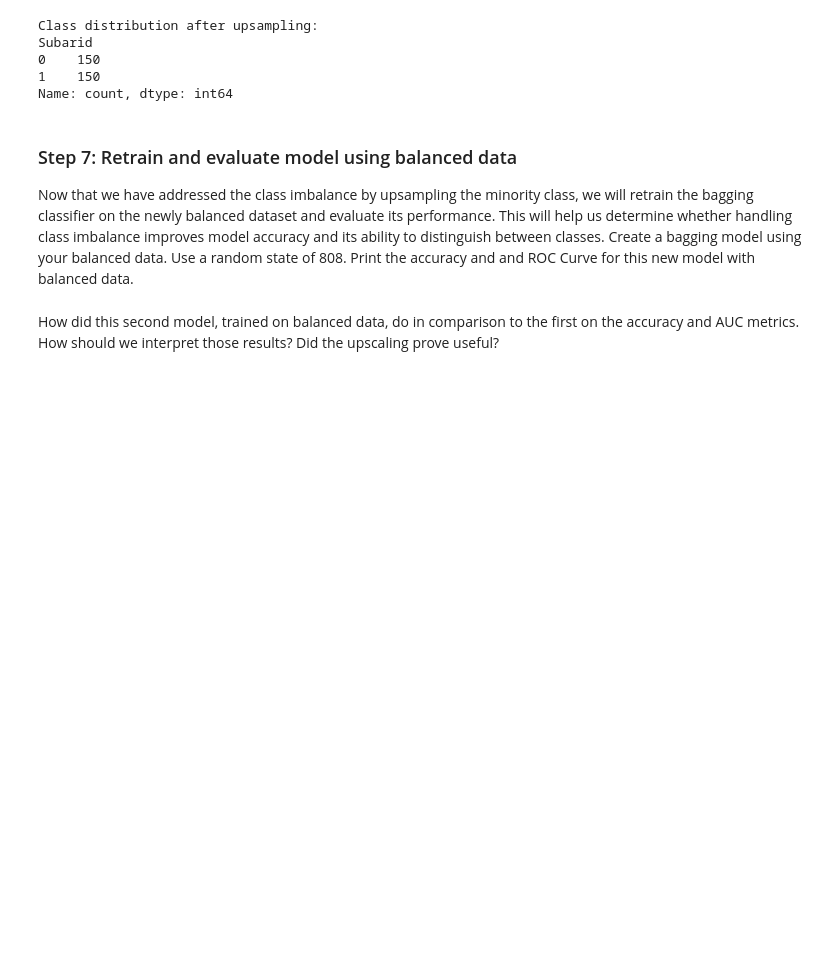
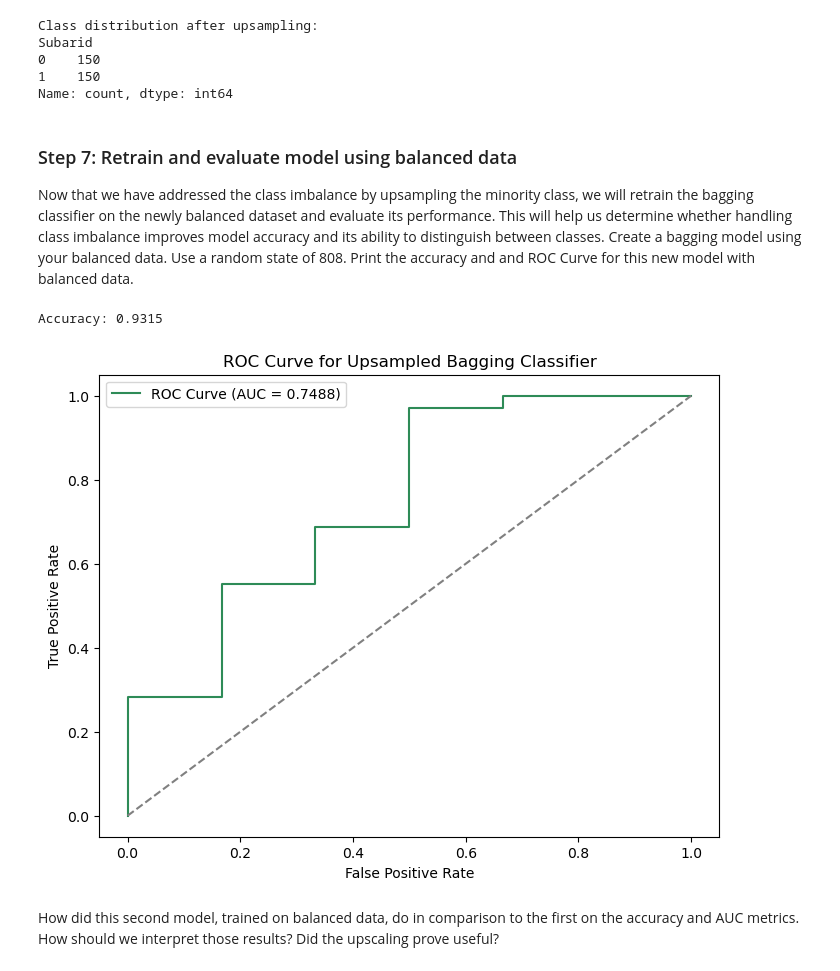
Before and after one commit to jorb1/EDS232-labs, a Jupyter notebook: Week5/lab5-birds.ipynb, the cells around one changed output. Drawn from its saved outputs; the diff is of its cells as text; code cells hidden in the pictures; blank space fills up the shorter version.

```diff
--- a/Week5/lab5-birds.ipynb
+++ b/Week5/lab5-birds.ipynb
@@ -204,12 +204,12 @@ X_train_minority_upsampled, y_train_minority_upsampled = resample(
     X_train_minority, y_train_minority,
     replace=True,  # Sample with replacement
     n_samples=len(X_train_majority),  # Match majority class size
-    random_state=808  # Ensure reproducibility
+    random_state=808
 )
 
 # Combine majority and upsampled minority class
-X_train_resampled = pd.concat([X_train_majority, X_train_minority_upsampled])
-y_train_resampled = pd.concat([y_train_majority, y_train_minority_upsampled])
+X_train_balanced = pd.concat([X_train_majority, X_train_minority_upsampled])
+y_train_balanced = pd.concat([y_train_majority, y_train_minority_upsampled])
 
 # Shuffle the dataset
 X_train_resampled, y_train_resampled = resample(
@@ -231,6 +231,41 @@ Name: count, dtype: int64
 ### Step 7: Retrain and evaluate model using balanced data
 
 Now that we have addressed the class imbalance by upsampling the minority class, we will retrain the bagging classifier on the newly balanced dataset and evaluate its performance. This will help us determine whether handling class imbalance improves model accuracy and its ability to distinguish between classes. Create a bagging model using your balanced data. Use a random state of 808. Print the accuracy and and ROC Curve for this new model with balanced data.
+# %%
+# Train Bagging Classifier on balanced data
+bagging_bal = BaggingClassifier( # Decision tree is the default
+    n_estimators = 100,
+    oob_score = True,
+    bootstrap = True,
+    random_state = 808
+)
+
+bagging_bal.fit(X_train_resampled, y_train_resampled)
+
+# Predict on test data
+y_pred = bagging_bal.predict(X_test)
+y_pred_proba = bagging_bal.predict_proba(X_test)[:, 1]  # Probability for positive class
+
+# Evaluate accuracy
+accuracy = accuracy_score(y_test, y_pred)
+print(f"Accuracy: {accuracy:.4f}")
+
+# Compute ROC Curve
+fpr, tpr, _ = roc_curve(y_test, y_pred_proba)
+roc_auc = auc(fpr, tpr)
+
+# Plot ROC Curve
+plt.figure(figsize=(8, 6))
+plt.plot(fpr, tpr, color="seagreen", label=f"ROC Curve (AUC = {roc_auc:.4f})")
+plt.plot([0, 1], [0, 1], color="gray", linestyle="--")  # Diagonal line for reference
+plt.xlabel("False Positive Rate")
+plt.ylabel("True Positive Rate")
+plt.title("ROC Curve for Upsampled Bagging Classifier")
+plt.legend()
+plt.show()
+# %% [output]
+Accuracy: 0.9315
+[figure, added]
 # %% [markdown]
 How did this second model, trained on balanced data, do in comparison to the first on the accuracy and AUC metrics.  How should we interpret those results?  Did the upscaling prove useful?
 # %% [markdown]
```
Also changed, not shown: parts of 2 cells of this notebook, 1 other file.
